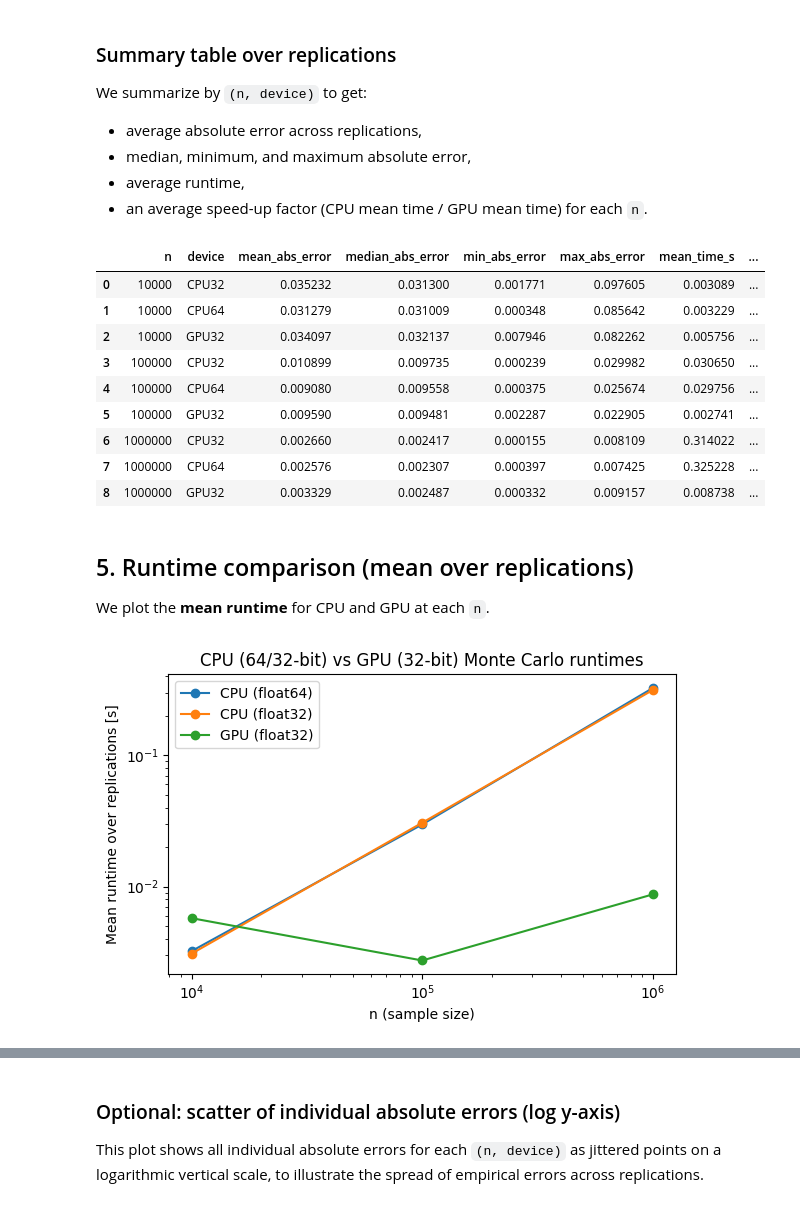
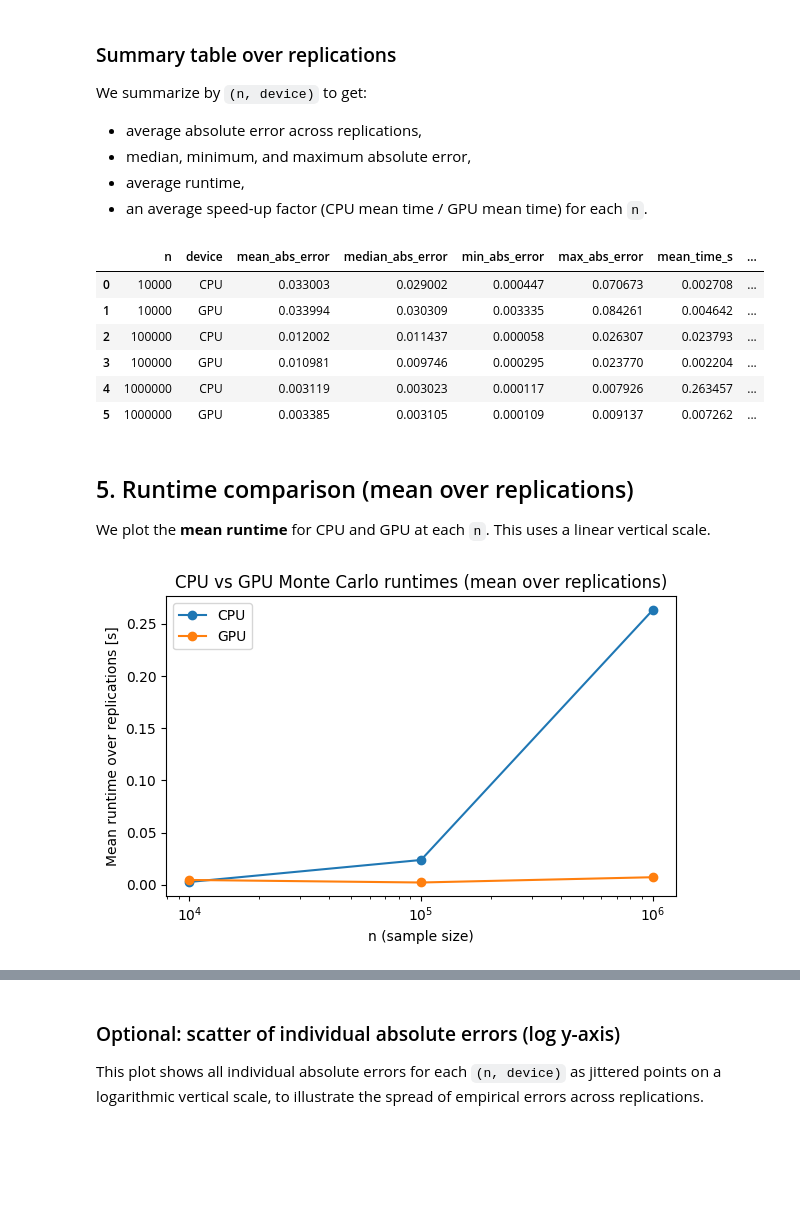
Before and after one commit to QMCSoftware/MATH565Fall2025, a Jupyter notebook: notebooks/GPU_MonteCarlo_Demo.ipynb, the cells around one changed output, grey strips where cells are left out. Saved outputs shown, nothing was run; the diff lists cells and outputs as text; code cells hidden in the pictures; blank space fills up the shorter version.

```diff
--- a/notebooks/GPU_MonteCarlo_Demo.ipynb
+++ b/notebooks/GPU_MonteCarlo_Demo.ipynb
@@ -39,9 +39,12 @@ print("PyTorch version:", torch.__version__)
 if torch.backends.mps.is_available():
     device = torch.device("mps")
     print("Using device:", device)
+elif torch.cuda.is_available():
+    device = torch.device("cuda")
+    print("Using device:", device)
 else:
     device = torch.device("cpu")
-    print("MPS not available – using CPU only (no real GPU speed-up will be visible).")
+    print("No GPU backend found – using CPU only (no real GPU speed-up will be visible).")
 # %% [output]
 NumPy version: 2.3.2
 PyTorch version: 2.8.0
@@ -114,12 +120,12 @@ def time_run(func, *args, **kwargs):
 # %%
 d = 20                 # dimension of the normal vector
 ns = [10_000, 100_000, 1_000_000]
-R = 20                 # number of replications per n (change as desired)
+M = 20                 # number of replications per n (change as desired)
 
 exact_value = 1.0
 print("Dimension d =", d)
 print("Sample sizes n =", ns)
-print("Number of replications R =", R)
+print("Number of replications M =", M)
 print("Exact value (all d):", exact_value)
 # %% [output]
 Dimension d = 20
@@ -215,54 +207,46 @@ summary = (
     )
 )
 
-# Compute mean speed-up per n: CPU64_mean_time / GPU32_mean_time
+# Compute mean speed-up per n: CPU_mean_time / GPU_mean_time
 speedup_records = []
 for n in ns:
-    row_cpu64 = summary[(summary["n"] == n) & (summary["device"] == "CPU64")]
-    row_gpu32 = summary[(summary["n"] == n) & (summary["device"] == "GPU32")]
-    if not row_cpu64.empty and not row_gpu32.empty:
-        cpu_t = float(row_cpu64["mean_time_s"].iloc[0])
-        gpu_t = float(row_gpu32["mean_time_s"].iloc[0])
+    row_cpu = summary[(summary["n"] == n) & (summary["device"] == "CPU")]
+    row_gpu = summary[(summary["n"] == n) & (summary["device"] == "GPU")]
+    if not row_cpu.empty and not row_gpu.empty:
+        cpu_t = float(row_cpu["mean_time_s"].iloc[0])
+        gpu_t = float(row_gpu["mean_time_s"].iloc[0])
         speedup = cpu_t / gpu_t if gpu_t > 0 else np.nan
-        speedup_records.append({"n": n, "mean_speedup_CPU64_over_GPU32": speedup})
+        speedup_records.append({"n": n, "mean_speedup_CPU_over_GPU": speedup})
 
 df_speedup = pd.DataFrame(speedup_records)
 summary_merged = summary.merge(df_speedup, on="n", how="left")
 summary_merged
 # %% [output]
 |  | n | device | mean_abs_error | median_abs_error | min_abs_error | max_abs_error | mean_time_s | ... |
-| 0 | 10000 | CPU32 | 0.035232 | 0.031300 | 0.001771 | 0.097605 | 0.003089 | ... |
-| 1 | 10000 | CPU64 | 0.031279 | 0.031009 | 0.000348 | 0.085642 | 0.003229 | ... |
-| 2 | 10000 | GPU32 | 0.034097 | 0.032137 | 0.007946 | 0.082262 | 0.005756 | ... |
-| 3 | 100000 | CPU32 | 0.010899 | 0.009735 | 0.000239 | 0.029982 | 0.030650 | ... |
-| 4 | 100000 | CPU64 | 0.009080 | 0.009558 | 0.000375 | 0.025674 | 0.029756 | ... |
-| 5 | 100000 | GPU32 | 0.009590 | 0.009481 | 0.002287 | 0.022905 | 0.002741 | ... |
-| 6 | 1000000 | CPU32 | 0.002660 | 0.002417 | 0.000155 | 0.008109 | 0.314022 | ... |
-| 7 | 1000000 | CPU64 | 0.002576 | 0.002307 | 0.000397 | 0.007425 | 0.325228 | ... |
-| 8 | 1000000 | GPU32 | 0.003329 | 0.002487 | 0.000332 | 0.009157 | 0.008738 | ... |
+| 0 | 10000 | CPU | 0.033003 | 0.029002 | 0.000447 | 0.070673 | 0.002708 | ... |
+| 1 | 10000 | GPU | 0.033994 | 0.030309 | 0.003335 | 0.084261 | 0.004642 | ... |
+| 2 | 100000 | CPU | 0.012002 | 0.011437 | 0.000058 | 0.026307 | 0.023793 | ... |
+| 3 | 100000 | GPU | 0.010981 | 0.009746 | 0.000295 | 0.023770 | 0.002204 | ... |
+| 4 | 1000000 | CPU | 0.003119 | 0.003023 | 0.000117 | 0.007926 | 0.263457 | ... |
+| 5 | 1000000 | GPU | 0.003385 | 0.003105 | 0.000109 | 0.009137 | 0.007262 | ... |
 # %% [markdown]
 ## 5. Runtime comparison (mean over replications)
 
-We plot the **mean runtime** for CPU and GPU at each `n`.
+We plot the **mean runtime** for CPU and GPU at each `n`. This uses a linear vertical scale.
 # %%
 fig, ax = plt.subplots(figsize=(6, 4))
 
-for device_name, label in [
-    ("CPU64", "CPU (float64)"),
-    ("CPU32", "CPU (float32)"),
-    ("GPU32", "GPU (float32)"),
-]:
+for device_name in ["CPU", "GPU"]:
     sub = summary[summary["device"] == device_name]
-    ax.plot(sub["n"], sub["mean_time_s"], marker="o", label=label)
+    ax.plot(sub["n"], sub["mean_time_s"], marker="o", label=device_name)
 
 ax.set_xscale("log")
-ax.set_yscale("log")
 ax.set_xlabel("n (sample size)")
 ax.set_ylabel("Mean runtime over replications [s]")
-ax.set_title("CPU (64/32-bit) vs GPU (32-bit) Monte Carlo runtimes")
+ax.set_title("CPU vs GPU Monte Carlo runtimes (mean over replications)")
 ax.legend()
 plt.tight_layout()
 plt.show()
 # %% [output]
-[figure, old version]
+[figure, new version]
 # %% [markdown]
```
Also changed, not shown: parts of 18 cells of this notebook, 1 other file.
